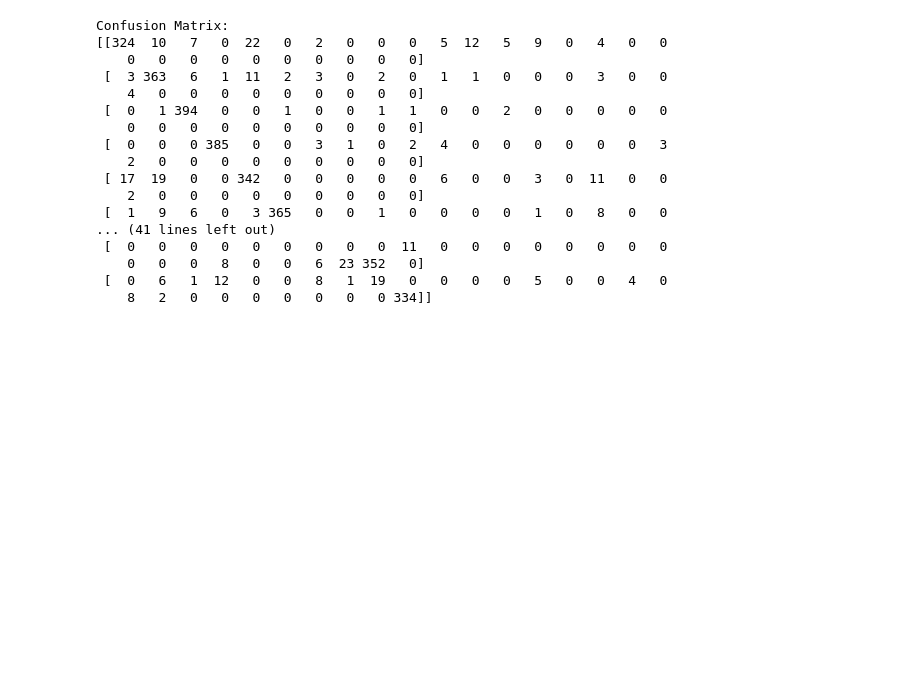
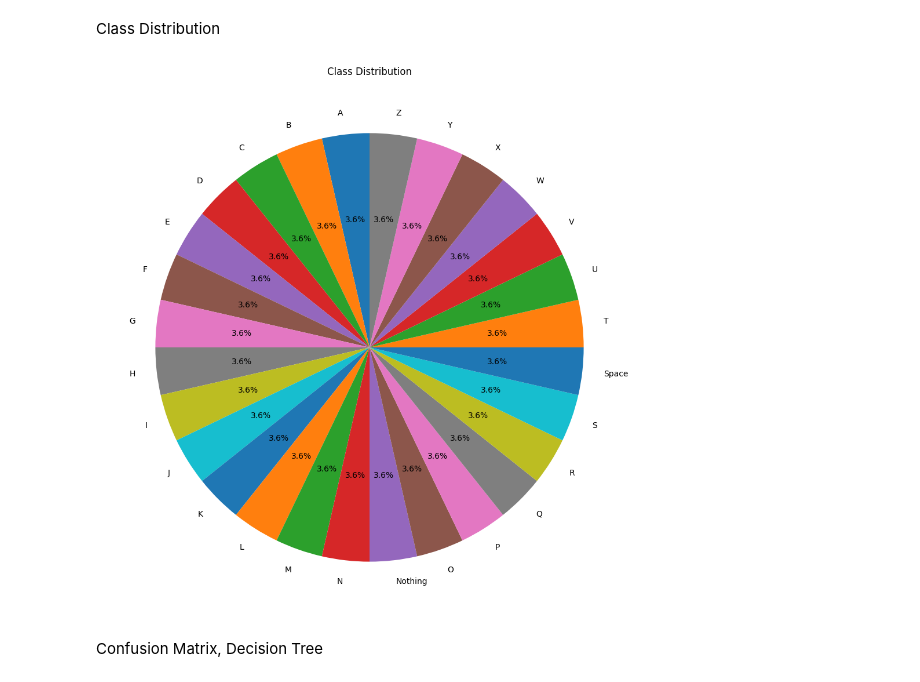
Before and after one commit to knvramana/COMP-6721-SUMMER-PROJECT, a Jupyter notebook: supervised_learning.ipynb, the cells around one changed output. Saved outputs shown, nothing was run; the diff lists cells and outputs as text; code cells hidden in the pictures; blank space fills up the shorter version.

Commit message:
Final version of Supervised learning with decision trees and structured results

```diff
--- a/supervised_learning.ipynb
+++ b/supervised_learning.ipynb
@@ -103,0 +81,14 @@ Number of CPUs in the system: 16
+# %%
+from sklearn.preprocessing import StandardScaler
+from sklearn.decomposition import PCA
+
+def preprocess_data(images, labels,num_components):
+    flattened_images = images.reshape(images.shape[0], -1)
+    scaler = StandardScaler()
+    standardized_images = scaler.fit_transform(flattened_images)
+    pca = PCA(n_components=num_components)
+    reduced_images = pca.fit_transform(standardized_images)
+    reconstructed_images = pca.inverse_transform(reduced_images)
+    return reconstructed_images, reduced_images,labels
+
+reconstructed_images,reduced_images,labels = preprocess_data(images, labels,25)
@@ -177,22 +144,4 @@ y_pred_np = y_pred.get()
-# %%
-cm = confusion_matrix(y_test_np, y_pred_np)
-print("Confusion Matrix:")
-print(cm)
-# %% [output]
-Confusion Matrix:
-[[324  10   7   0  22   0   2   0   0   0   5  12   5   9   0   4   0   0
-    0   0   0   0   0   0   0   0   0   0]
- [  3 363   6   1  11   2   3   0   2   0   1   1   0   0   0   3   0   0
-    4   0   0   0   0   0   0   0   0   0]
- [  0   1 394   0   0   1   0   0   1   1   0   0   2   0   0   0   0   0
-    0   0   0   0   0   0   0   0   0   0]
- [  0   0   0 385   0   0   3   1   0   2   4   0   0   0   0   0   0   3
-    2   0   0   0   0   0   0   0   0   0]
- [ 17  19   0   0 342   0   0   0   0   0   6   0   0   3   0  11   0   0
-    2   0   0   0   0   0   0   0   0   0]
- [  1   9   6   0   3 365   0   0   1   0   0   0   0   1   0   8   0   0
-... (41 lines left out)
- [  0   0   0   0   0   0   0   0   0  11   0   0   0   0   0   0   0   0
-    0   0   0   8   0   0   6  23 352   0]
- [  0   6   1  12   0   0   8   1  19   0   0   0   0   5   0   0   4   0
-    8   2   0   0   0   0   0   0   0 334]]
+# %%
+label_encoder = LabelEncoder()
+y_encoded = label_encoder.fit_transform(labels)
+X_labeled, X_unlabeled, y_labeled, y_unlabeled = train_test_split(images, y_encoded, test_size=0.2, stratify=y_encoded)
@@ -199 +157,17 @@ Confusion Matrix:
+# %% [markdown]
+Class Distribution
+# %%
+
+class_labels, class_counts = np.unique(y_labeled, return_counts=True)
+class_names = label_encoder.classes_
+plt.figure(figsize=(15, 12))
+plt.pie(class_counts, labels=class_names, autopct='%1.1f%%', startangle=90)
+
+plt.title('Class Distribution')
+
+plt.show()
+# %% [output]
+[figure, added]
+# %% [markdown]
+Confusion Matrix, Decision Tree
 # %%
```
Also changed, not shown: parts of 41 cells of this notebook.
